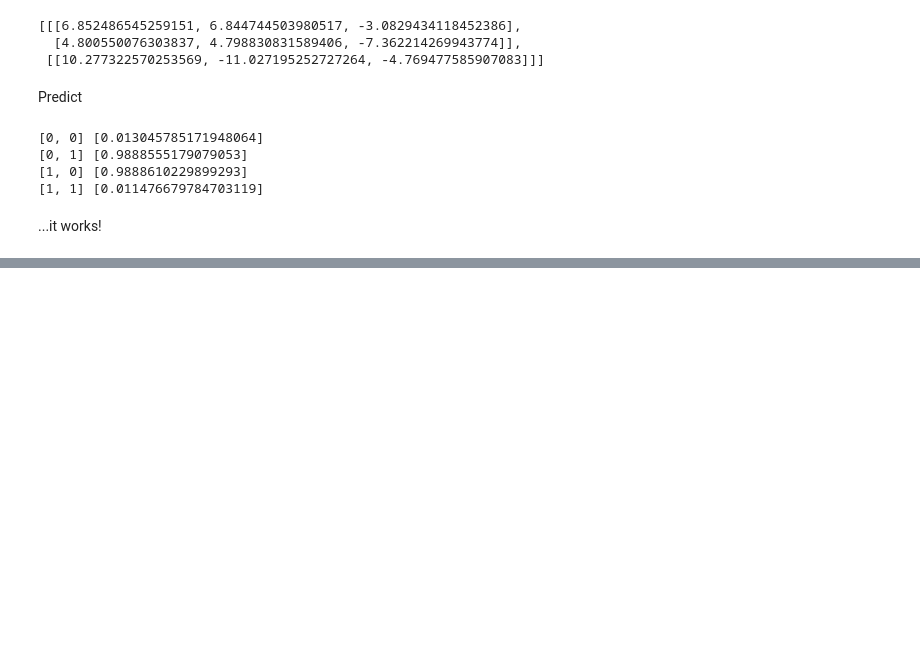
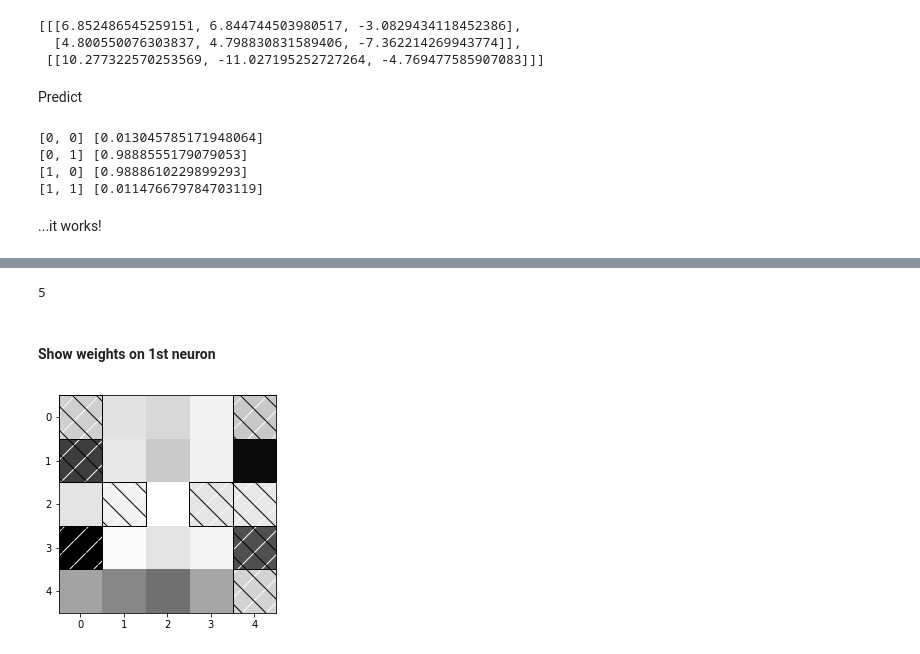
Before and after one commit to cbare/data-science-from-scratch, a Jupyter notebook: chapter_18/neural-networks.ipynb, the cells around one changed output, grey strips where cells are left out. Cells and saved outputs as stored; diff of their text form; code cells hidden in the pictures; blank space fills up the shorter version.

Commit message:
finished neural network chapter

```diff
--- a/chapter_18/neural-networks.ipynb
+++ b/chapter_18/neural-networks.ipynb
@@ -169,0 +250,11 @@ for input_vector, targets in training_set:
+# %%
+# each hidden neuron has one weight per input, plus a bias weight
+hidden_layer = [[random.random() for _ in range(input_size + 1)]
+                for _ in range(num_hidden)]
+# %%
+# each output neuron has one weight per hidden neuron, plus a bias weight
+output_layer = [[random.random() for _ in range(num_hidden + 1)]
+                for _ in range(output_size)]
+# %%
+# the network starts out with random weights
+network = [hidden_layer, output_layer]
@@ -169,0 +317,38 @@ for input_vector, targets in training_set:
+# %%
+def patch(x, y, hatch, color):
+    """
+    return a matplotlib 'patch' object with the specified
+    location, crosshatch pattern, and color
+    """
+    return matplotlib.patches.Rectangle((x - 0.5, y - 0.5),
+                                        1, 1,
+                                        hatch=hatch,
+                                        fill=False,
+                                        color=color)
+# %%
+len(network[0])
+# %% [output]
+5
+# %% [markdown]
+#### Show weights on 1st neuron
+# %%
+weights = network[0][0]
+abs_weights = [abs(w) for w in weights]
+
+grid = [abs_weights[row:(row+5)] for row in range(0,25,5)]
+
+ax = plt.gca()
+ax.imshow(grid,
+          cmap=matplotlib.cm.binary,
+          interpolation='none')
+
+# cross-hatch the negative weights
+for i in range(5):
+    for j in range(5):
+        if weights[5*i + j] < 0:
+            ax.add_patch(patch(j, i, '/', "white"))
+            ax.add_patch(patch(j, i, '\\', "black"))
+
+plt.show()
+# %% [output]
+[figure, added]
```
Also changed, not shown: parts of 21 cells of this notebook.
